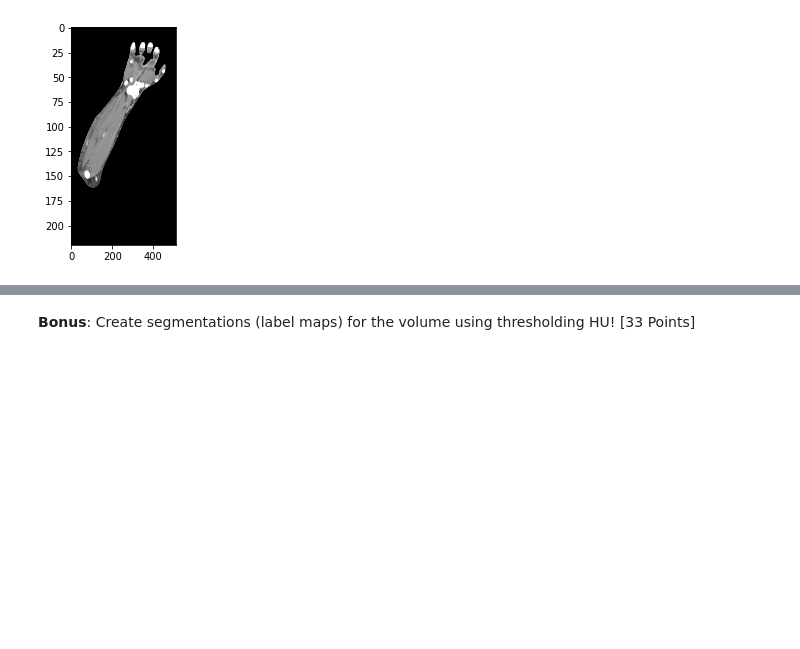
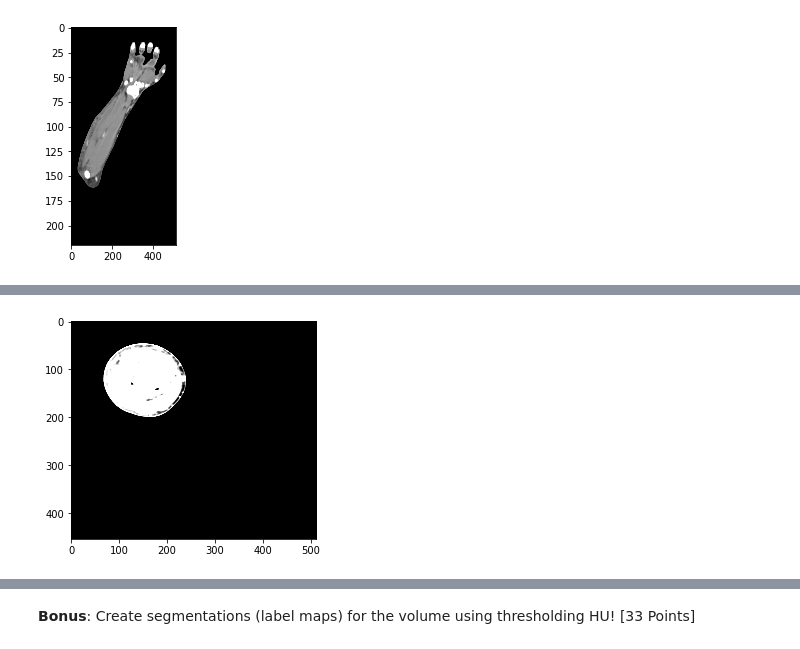
Before and after one commit to bostongfx/cs480student_2021, a Jupyter notebook: 05/CS480_Assignment_5.ipynb, the cells around one changed output, grey strips where cells are left out. Saved outputs shown, nothing was run; the diff lists cells and outputs as text; code cells hidden in the pictures; blank space fills up the shorter version.

```diff
--- a/05/CS480_Assignment_5.ipynb
+++ b/05/CS480_Assignment_5.ipynb
@@ -175,0 +195,12 @@ plt.show()
+# %%
+# fat
+wc, ww = -50, 100
+vmin = wc-ww//2
+vmax = wc+ww//2
+plt.imshow(data[:, :, imshape[2]//2]+ri, cmap='gray', vmin=vmin,vmax=vmax)
+plt.gca().set_aspect(ax_aspect)
+plt.show()
+
+#not much fat on this scan, since it is black and white (aareas outside the window)
+# %% [output]
+[figure, added]
```
Also changed, not shown: parts of 11 cells of this notebook.
